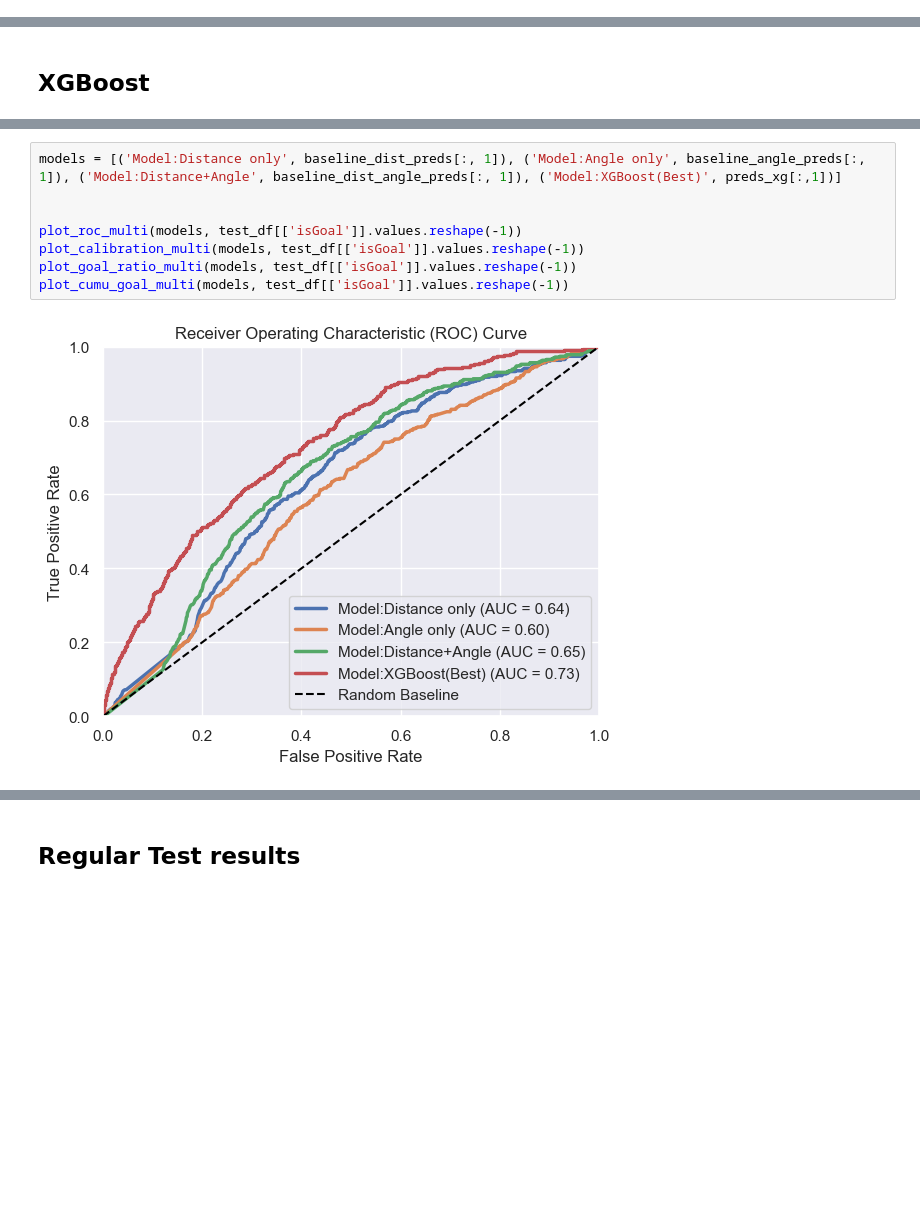
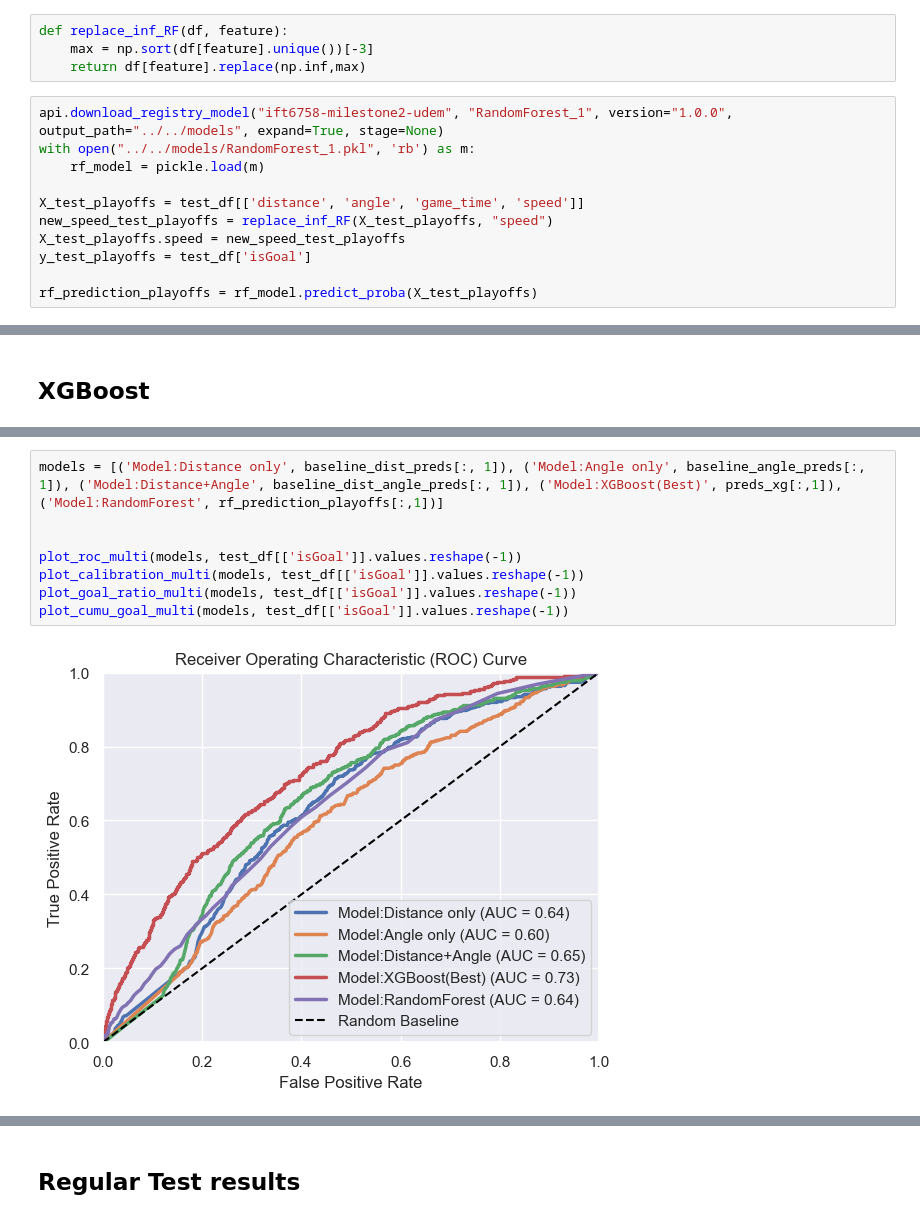
Before and after one commit to YashVadi/NHL-DataScience-IFT-6758, a Jupyter notebook: notebooks/experiments/FinalTestRun.ipynb, the cells around one changed output, grey strips where cells are left out. Saved outputs shown, nothing was run; the diff lists cells and outputs as text; blank space fills up the shorter version.

Commit message:
Update FinalTestRun.ipynb
added random forest's test

```diff
--- a/notebooks/experiments/FinalTestRun.ipynb
+++ b/notebooks/experiments/FinalTestRun.ipynb
@@ -86,3 +86,18 @@ COMET INFO: Unzipping model to '/Users/iamyash/Desktop/NHL-DataScience-lIFT-6758
 COMET INFO: done!
 # %% [markdown]
 ## Random Forest
+# %%
+def replace_inf_RF(df, feature):
+    max = np.sort(df[feature].unique())[-3]
+    return df[feature].replace(np.inf,max)
+# %%
+api.download_registry_model("ift6758-milestone2-udem", "RandomForest_1", version="1.0.0", output_path="../../models", expand=True, stage=None)
+with open("../../models/RandomForest_1.pkl", 'rb') as m:
+    rf_model = pickle.load(m)
+
+X_test_playoffs = test_df[['distance', 'angle', 'game_time', 'speed']]
+new_speed_test_playoffs = replace_inf_RF(X_test_playoffs, "speed")
+X_test_playoffs.speed = new_speed_test_playoffs
+y_test_playoffs = test_df['isGoal']
+
+rf_prediction_playoffs = rf_model.predict_proba(X_test_playoffs)
@@ -122,11 +141,11 @@ COMET INFO: Unzipping model to '/Users/iamyash/Desktop/NHL-DataScience-lIFT-6758
 COMET INFO: done!
 # %%
-models = [('Model:Distance only', baseline_dist_preds[:, 1]), ('Model:Angle only', baseline_angle_preds[:, 1]), ('Model:Distance+Angle', baseline_dist_angle_preds[:, 1]), ('Model:XGBoost(Best)', preds_xg[:,1])]
+models = [('Model:Distance only', baseline_dist_preds[:, 1]), ('Model:Angle only', baseline_angle_preds[:, 1]), ('Model:Distance+Angle', baseline_dist_angle_preds[:, 1]), ('Model:XGBoost(Best)', preds_xg[:,1]), ('Model:RandomForest', rf_prediction_playoffs[:,1])]
 
 
 plot_roc_multi(models, test_df[['isGoal']].values.reshape(-1))
 plot_calibration_multi(models, test_df[['isGoal']].values.reshape(-1))
 plot_goal_ratio_multi(models, test_df[['isGoal']].values.reshape(-1))
 plot_cumu_goal_multi(models, test_df[['isGoal']].values.reshape(-1))
 # %% [output]
-[figure, old version]
+[figure, new version]
```
Also changed, not shown: parts of 9 cells of this notebook.
